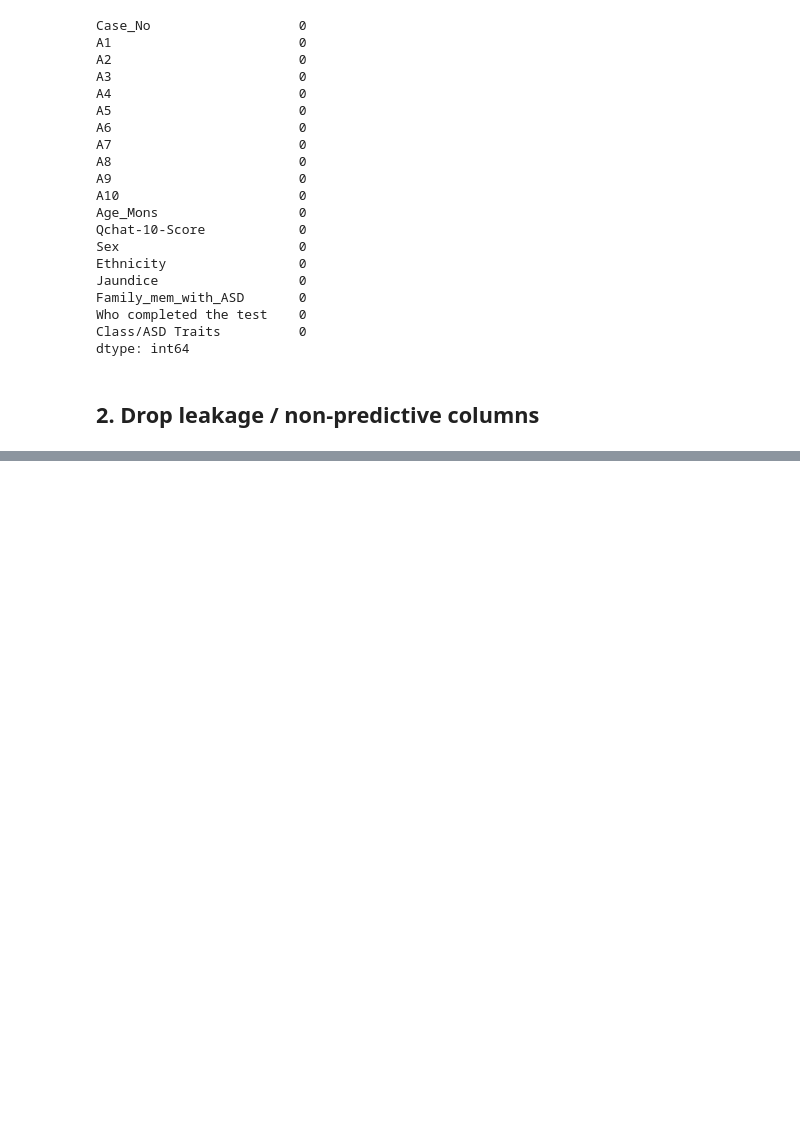
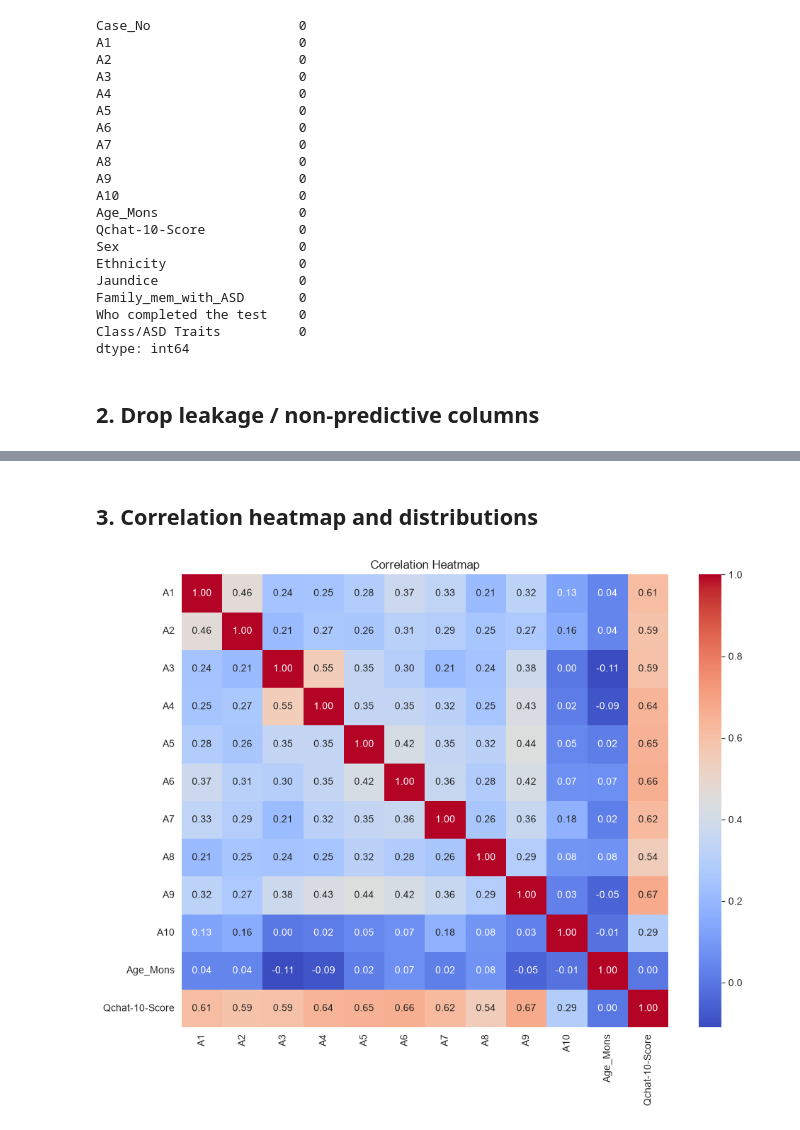
Before and after one commit to Divine-kuzo/linear_regression_model, a Jupyter notebook: summative/linear_regression/multivariate.ipynb, the cells around one changed output, grey strips where cells are left out. Drawn from its saved outputs; the diff is of its cells as text; code cells hidden in the pictures; blank space fills up the shorter version.

Commit message:
notebook: add correlation heatmap and Qchat/Age histograms (png)

```diff
--- a/summative/linear_regression/multivariate.ipynb
+++ b/summative/linear_regression/multivariate.ipynb
@@ -65,3 +65,6 @@ Class/ASD Traits          0
 dtype: int64
 # %% [markdown]
 ## 2. Drop leakage / non-predictive columns
+# %%
+df = df.drop(columns=['Case_No', 'Who completed the test', 'Class/ASD Traits '])
+df.head()
@@ -67,0 +78,11 @@ dtype: int64
+# %% [markdown]
+## 3. Correlation heatmap and distributions
+# %%
+plt.figure(figsize=(10, 8))
+sns.heatmap(df.corr(numeric_only=True), annot=True, cmap='coolwarm', fmt='.2f')
+plt.title('Correlation Heatmap')
+plt.tight_layout()
+plt.savefig('correlation_heatmap.png')
+plt.show()
+# %% [output]
+[figure, added]
```
Also changed, not shown: parts of 2 cells of this notebook, 2 other files.
